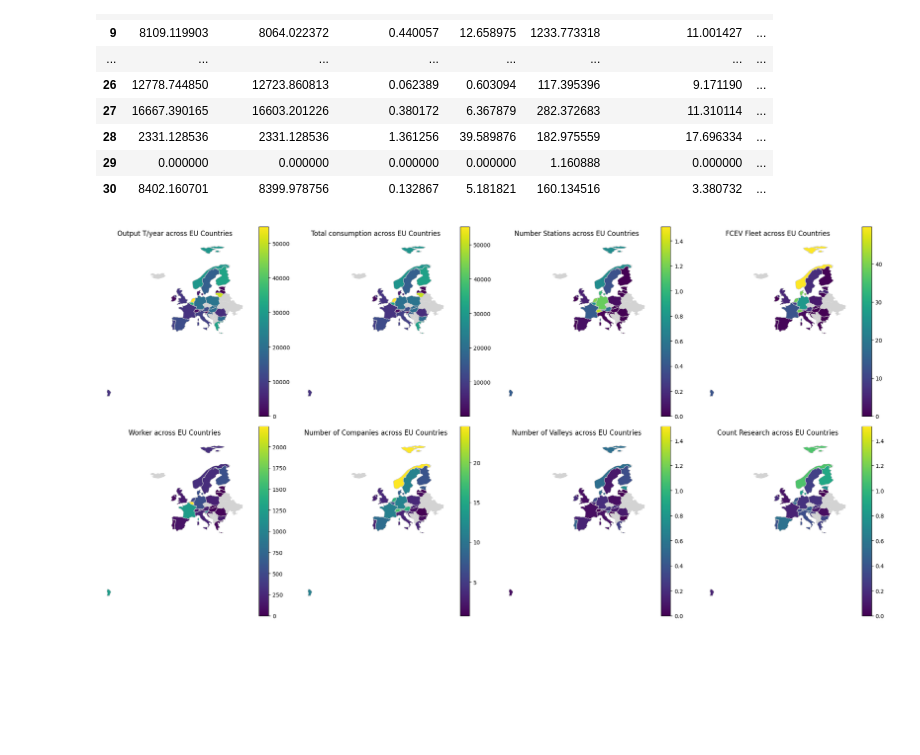
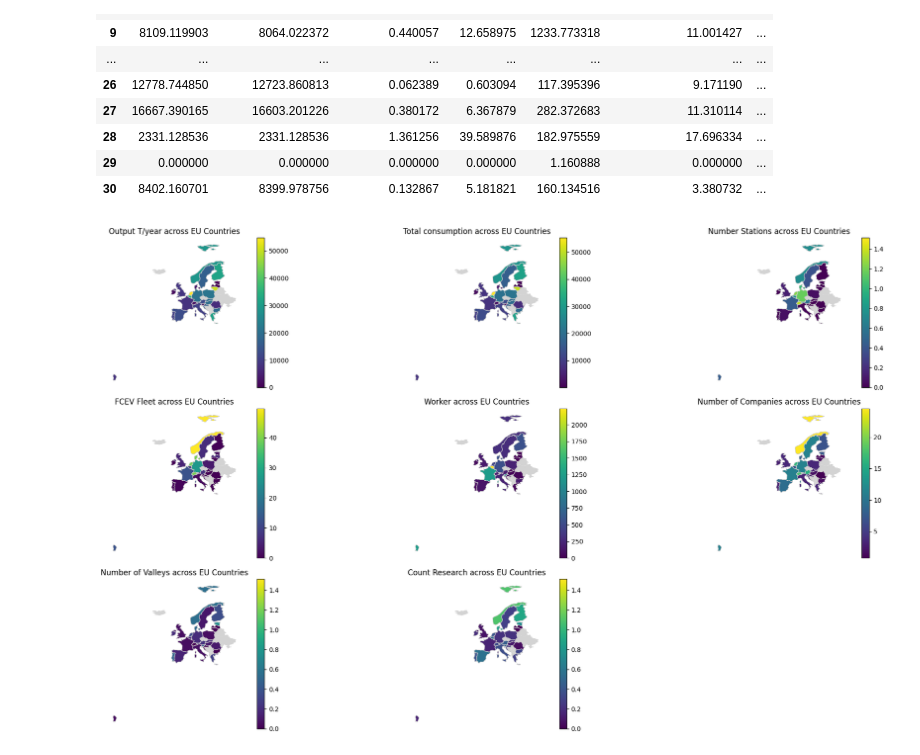
Before and after one commit to premstaller1/Masterarbeit, a Jupyter notebook: CorrelationAnalysis/country.ipynb, the cells around one changed output. Cells and saved outputs as stored; diff of their text form; code cells hidden in the pictures; blank space fills up the shorter version.

```diff
--- a/CorrelationAnalysis/country.ipynb
+++ b/CorrelationAnalysis/country.ipynb
@@ -32,32 +32,32 @@ world = gpd.read_file(gpd.datasets.get_path('naturalearth_lowres'))
 
 # Filter for European countries
 europe = world[(world.continent == 'Europe') & (world.name != 'Russia')]
 
 # Ensure 'Country' column in merged_df matches the 'name' column in europe DataFrame
 # For simplicity, let's assume country names match directly. Otherwise, you'll need to map names correctly.
 europe = europe.rename(columns={'name': 'Country'})
 eu_merged = europe.set_index('Country').join(per_million_df.set_index('Country'))
 
 # Columns to plot
 columns_to_plot = ['Output T/year', 'Total consumption', 'Number Stations', 'FCEV Fleet', 'Worker', 'Number of Companies', 'Number of Valleys', 'Count Research']
 columns_to_plot
 # Create subplots
-fig, axes = plt.subplots(nrows=3, ncols=4, figsize=(20, 15))
+fig, axes = plt.subplots(nrows=4, ncols=3, figsize=(20, 15))
 axes = axes.flatten()
 
 # Plot each column in the respective subplot
 for i, column in enumerate(columns_to_plot):
     ax = axes[i]
     base = eu_merged.plot(ax=ax, color='lightgrey')  # Countries without data will be light grey
     eu_merged.plot(column=column, cmap='viridis', linewidth=0.8, ax=ax, edgecolor='0.8', legend=True)
     ax.set_title(f'{column} across EU Countries')
     ax.set_axis_off()  # Turn off the axis
 
 # Remove any unused subplots
 for j in range(i + 1, len(axes)):
     fig.delaxes(axes[j])
 
 plt.tight_layout()
 plt.show()
 # %% [output]
-[figure, old version]
+[figure, new version]
```
Also changed, not shown: parts of 1 cell of this notebook, 4 other files.
